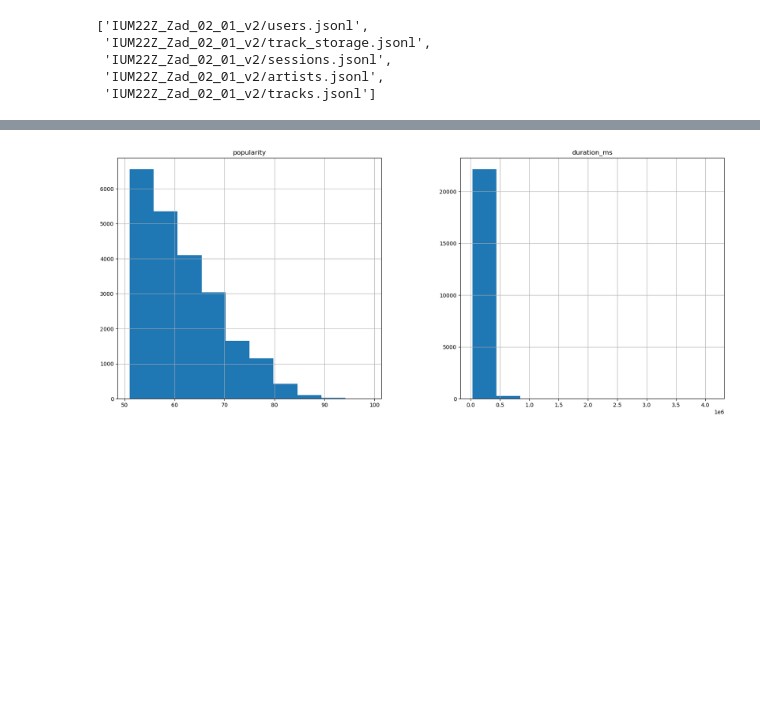
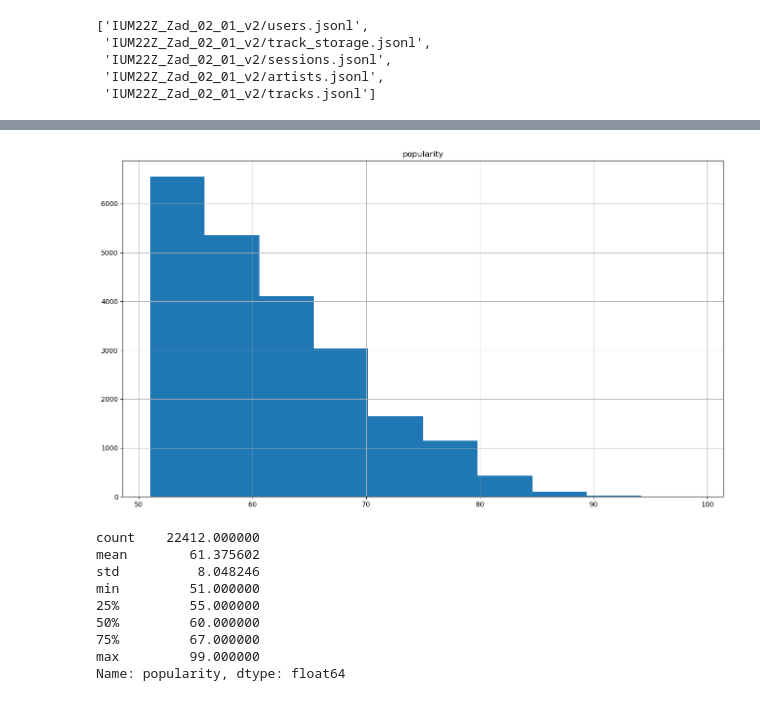
Before and after one commit to brusmichal/-IUM-Projekt, a Jupyter notebook: data.ipynb, the cells around one changed output, grey strips where cells are left out. Saved outputs shown, nothing was run; the diff lists cells and outputs as text; code cells hidden in the pictures; blank space fills up the shorter version.

Commit message:
histograms updated

```diff
--- a/data.ipynb
+++ b/data.ipynb
@@ -38,5 +38,15 @@ data[1]
 # %%
-data[4].hist(column= ["popularity", "duration_ms"], figsize=(20, 8))
+data[4].hist(column= ["popularity"], figsize=(16, 9))
 plt.show()
+data[4]["popularity"].describe()
 # %% [output]
-[figure, old version]
+[figure, new version]
+count    22412.000000
+mean        61.375602
+std          8.048246
+min         51.000000
+25%         55.000000
+50%         60.000000
+75%         67.000000
+max         99.000000
+Name: popularity, dtype: float64
```
Also changed, not shown: parts of 4 cells of this notebook.
